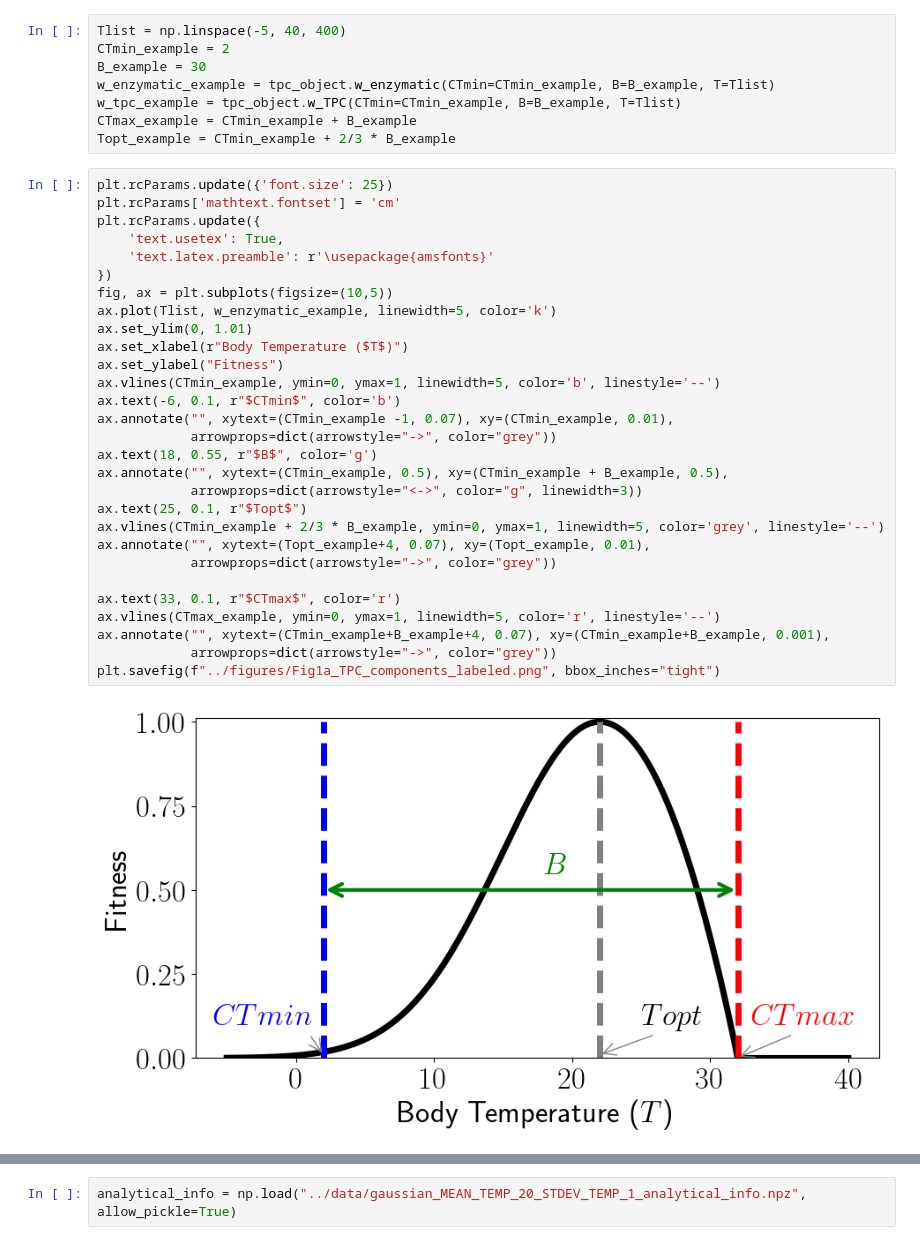
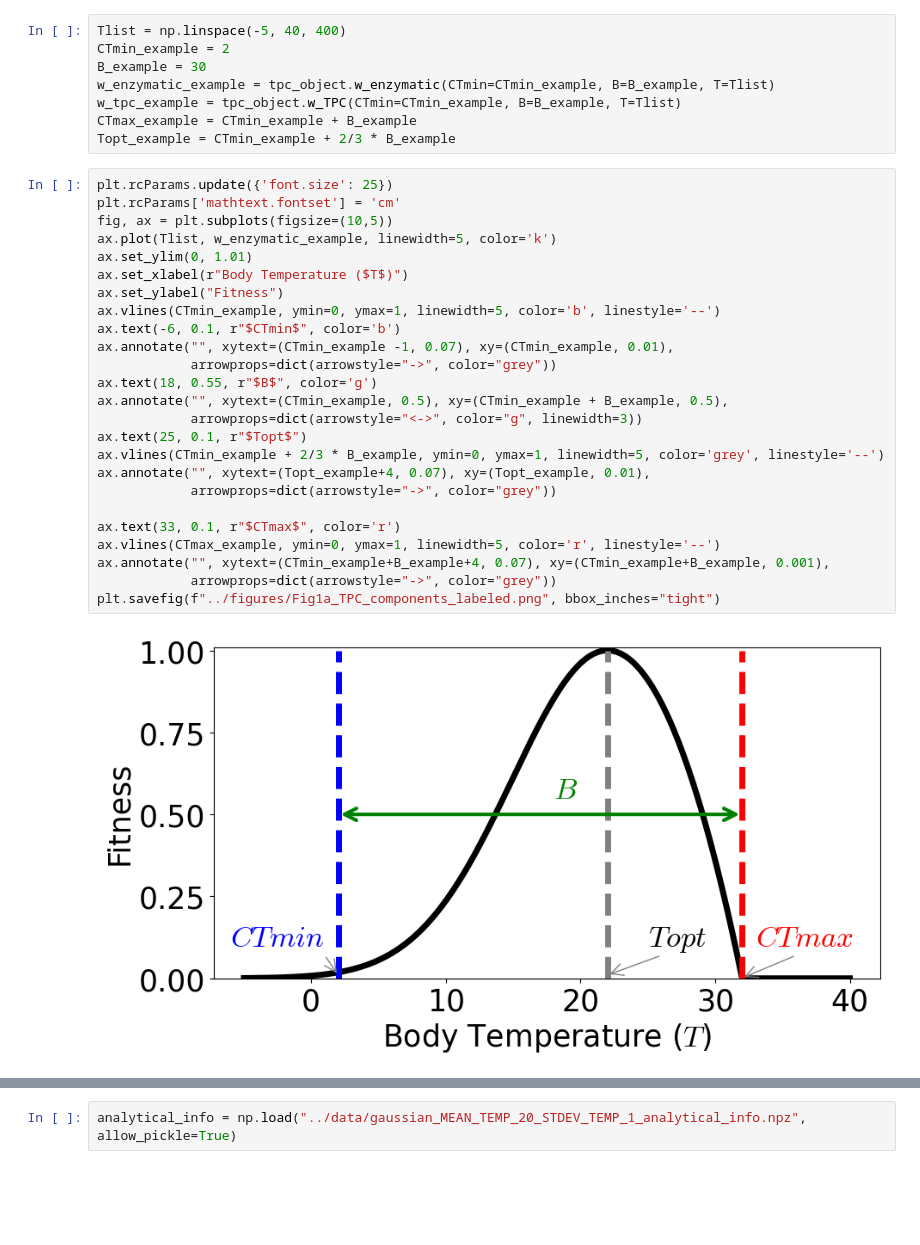
Before and after one commit to jiseonmin/TPC_evolution_SLiM, a Jupyter notebook: notebooks/Fig1_components.ipynb, the cells around one changed output, grey strips where cells are left out. Drawn from its saved outputs; the diff is of its cells as text; blank space fills up the shorter version.

```diff
--- a/notebooks/Fig1_components.ipynb
+++ b/notebooks/Fig1_components.ipynb
@@ -20,34 +20,30 @@ Topt_example = CTmin_example + 2/3 * B_example
 # %%
 plt.rcParams.update({'font.size': 25})
 plt.rcParams['mathtext.fontset'] = 'cm'
-plt.rcParams.update({
-    'text.usetex': True,
-    'text.latex.preamble': r'\usepackage{amsfonts}'
-})
 fig, ax = plt.subplots(figsize=(10,5))
 ax.plot(Tlist, w_enzymatic_example, linewidth=5, color='k')
 ax.set_ylim(0, 1.01)
 ax.set_xlabel(r"Body Temperature ($T$)")
 ax.set_ylabel("Fitness")
 ax.vlines(CTmin_example, ymin=0, ymax=1, linewidth=5, color='b', linestyle='--')
 ax.text(-6, 0.1, r"$CTmin$", color='b')
 ax.annotate("", xytext=(CTmin_example -1, 0.07), xy=(CTmin_example, 0.01),
             arrowprops=dict(arrowstyle="->", color="grey"))
 ax.text(18, 0.55, r"$B$", color='g')
 ax.annotate("", xytext=(CTmin_example, 0.5), xy=(CTmin_example + B_example, 0.5),
             arrowprops=dict(arrowstyle="<->", color="g", linewidth=3))
 ax.text(25, 0.1, r"$Topt$")
 ax.vlines(CTmin_example + 2/3 * B_example, ymin=0, ymax=1, linewidth=5, color='grey', linestyle='--')
 ax.annotate("", xytext=(Topt_example+4, 0.07), xy=(Topt_example, 0.01),
             arrowprops=dict(arrowstyle="->", color="grey"))
 
 ax.text(33, 0.1, r"$CTmax$", color='r')
 ax.vlines(CTmax_example, ymin=0, ymax=1, linewidth=5, color='r', linestyle='--')
 ax.annotate("", xytext=(CTmin_example+B_example+4, 0.07), xy=(CTmin_example+B_example, 0.001),
             arrowprops=dict(arrowstyle="->", color="grey"))
 plt.savefig(f"../figures/Fig1a_TPC_components_labeled.png", bbox_inches="tight")
 # %% [output]
-[figure, old version]
+[figure, new version]
 # %%
 fig, ax = plt.subplots(figsize=(6,4.5))
 T_example = 20
```
Also changed, not shown: parts of 7 cells of this notebook.
